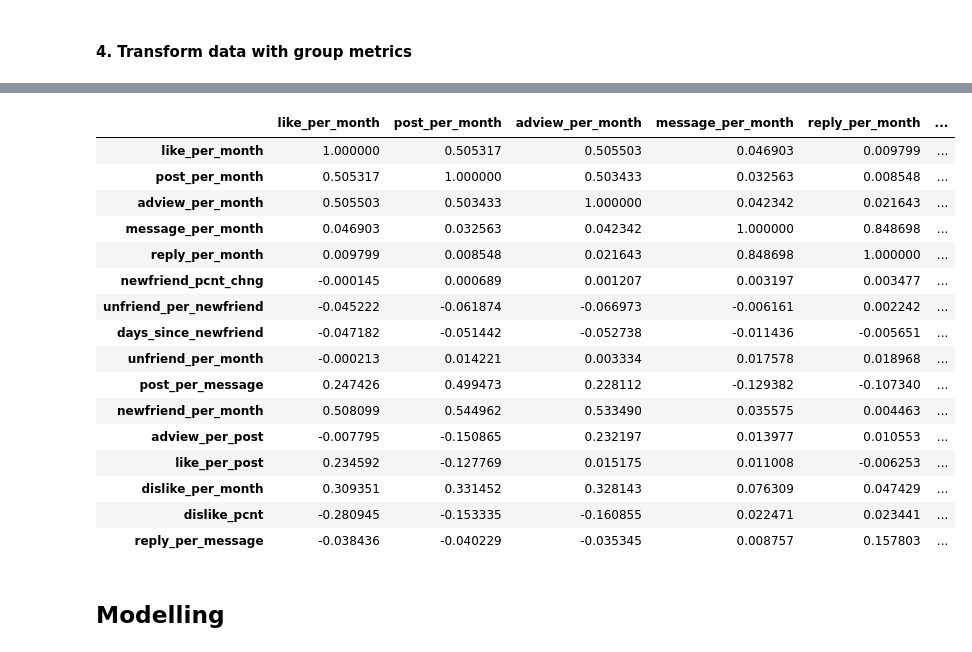
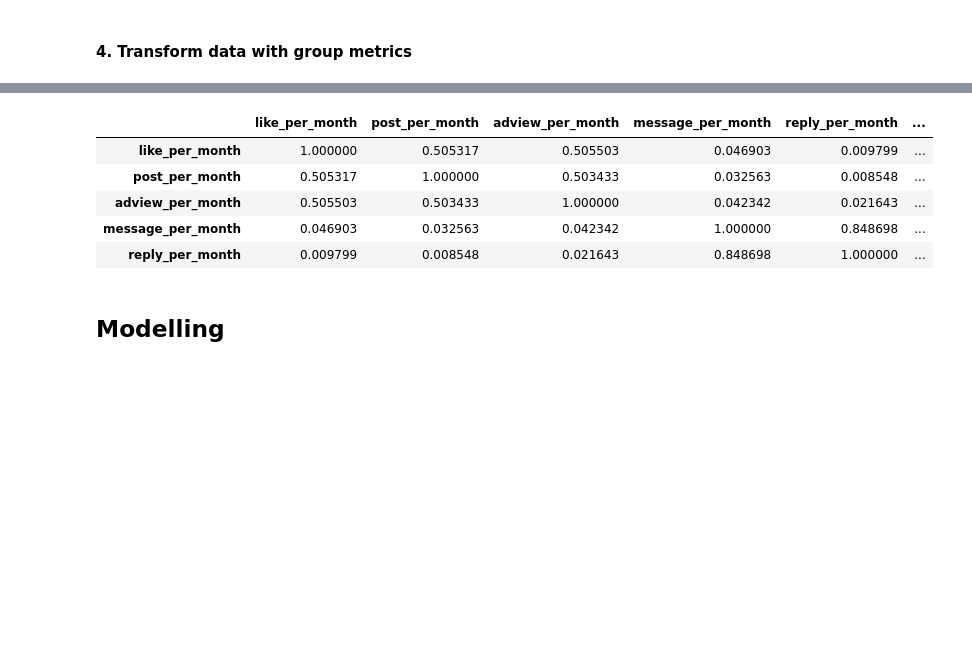
Before and after one commit to davilayang/fight-churn, a Jupyter notebook: notebooks/08-prediction.ipynb, the cells around one changed output, grey strips where cells are left out. Cells and saved outputs as stored; diff of their text form; code cells hidden in the pictures; blank space fills up the shorter version.

```diff
--- a/notebooks/08-prediction.ipynb
+++ b/notebooks/08-prediction.ipynb
@@ -561,25 +558,14 @@ def ordered_correlation_matrix(churn_data, load_mat_df):
     # save_name = data_set_path.replace('.csv', '_ordered_correlation_matrix.csv')
     return corr
 # %%
-ordered_correlation_matrix(df, weight_matrix)
+ordered_correlation_matrix(df, weight_matrix).head()
 # %% [output]
 |  | like_per_month | post_per_month | adview_per_month | message_per_month | reply_per_month | ... |
 | like_per_month | 1.000000 | 0.505317 | 0.505503 | 0.046903 | 0.009799 | ... |
 | post_per_month | 0.505317 | 1.000000 | 0.503433 | 0.032563 | 0.008548 | ... |
 | adview_per_month | 0.505503 | 0.503433 | 1.000000 | 0.042342 | 0.021643 | ... |
 | message_per_month | 0.046903 | 0.032563 | 0.042342 | 1.000000 | 0.848698 | ... |
 | reply_per_month | 0.009799 | 0.008548 | 0.021643 | 0.848698 | 1.000000 | ... |
-| newfriend_pcnt_chng | -0.000145 | 0.000689 | 0.001207 | 0.003197 | 0.003477 | ... |
-| unfriend_per_newfriend | -0.045222 | -0.061874 | -0.066973 | -0.006161 | 0.002242 | ... |
-| days_since_newfriend | -0.047182 | -0.051442 | -0.052738 | -0.011436 | -0.005651 | ... |
-| unfriend_per_month | -0.000213 | 0.014221 | 0.003334 | 0.017578 | 0.018968 | ... |
-| post_per_message | 0.247426 | 0.499473 | 0.228112 | -0.129382 | -0.107340 | ... |
-| newfriend_per_month | 0.508099 | 0.544962 | 0.533490 | 0.035575 | 0.004463 | ... |
-| adview_per_post | -0.007795 | -0.150865 | 0.232197 | 0.013977 | 0.010553 | ... |
-| like_per_post | 0.234592 | -0.127769 | 0.015175 | 0.011008 | -0.006253 | ... |
-| dislike_per_month | 0.309351 | 0.331452 | 0.328143 | 0.076309 | 0.047429 | ... |
-| dislike_pcnt | -0.280945 | -0.153335 | -0.160855 | 0.022471 | 0.023441 | ... |
-| reply_per_message | -0.038436 | -0.040229 | -0.035345 | 0.008757 | 0.157803 | ... |
 # %% [markdown]
 ## Modelling
 # %% [markdown]
```
Also changed, not shown: parts of 10 cells of this notebook.
